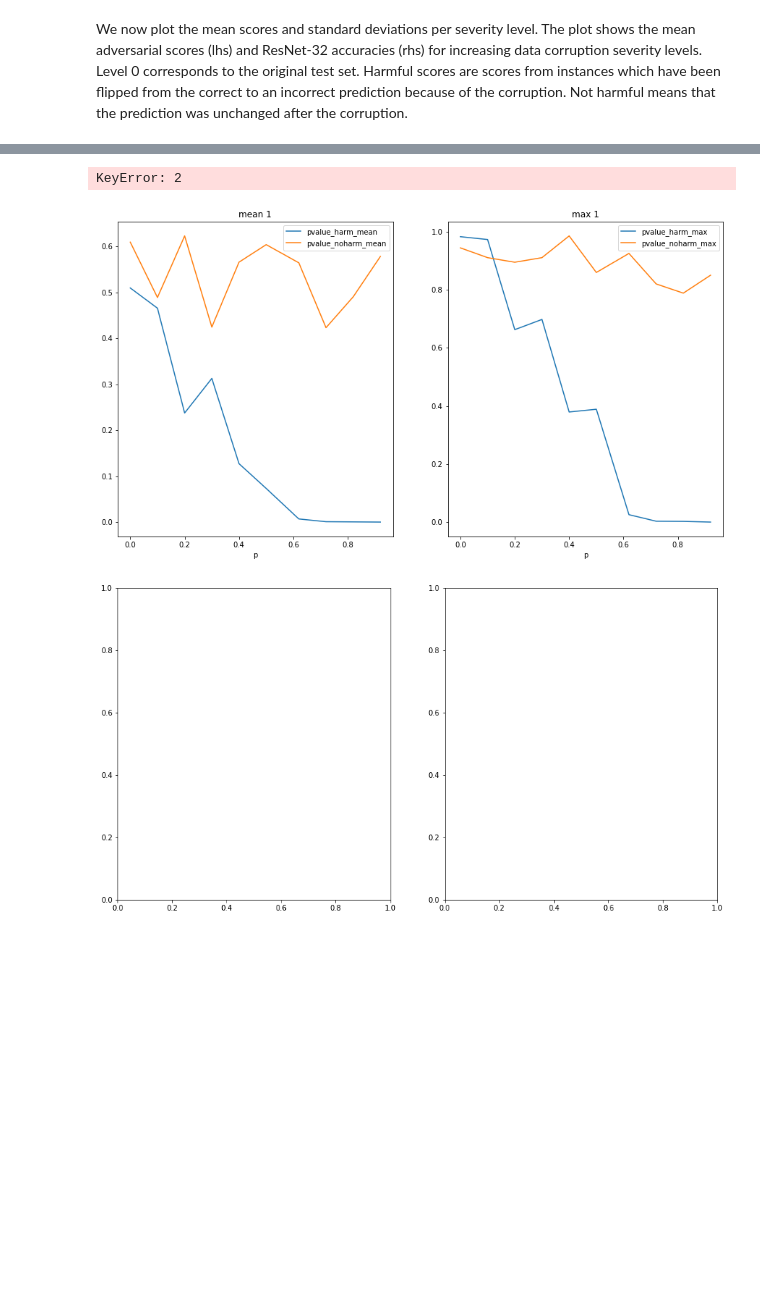
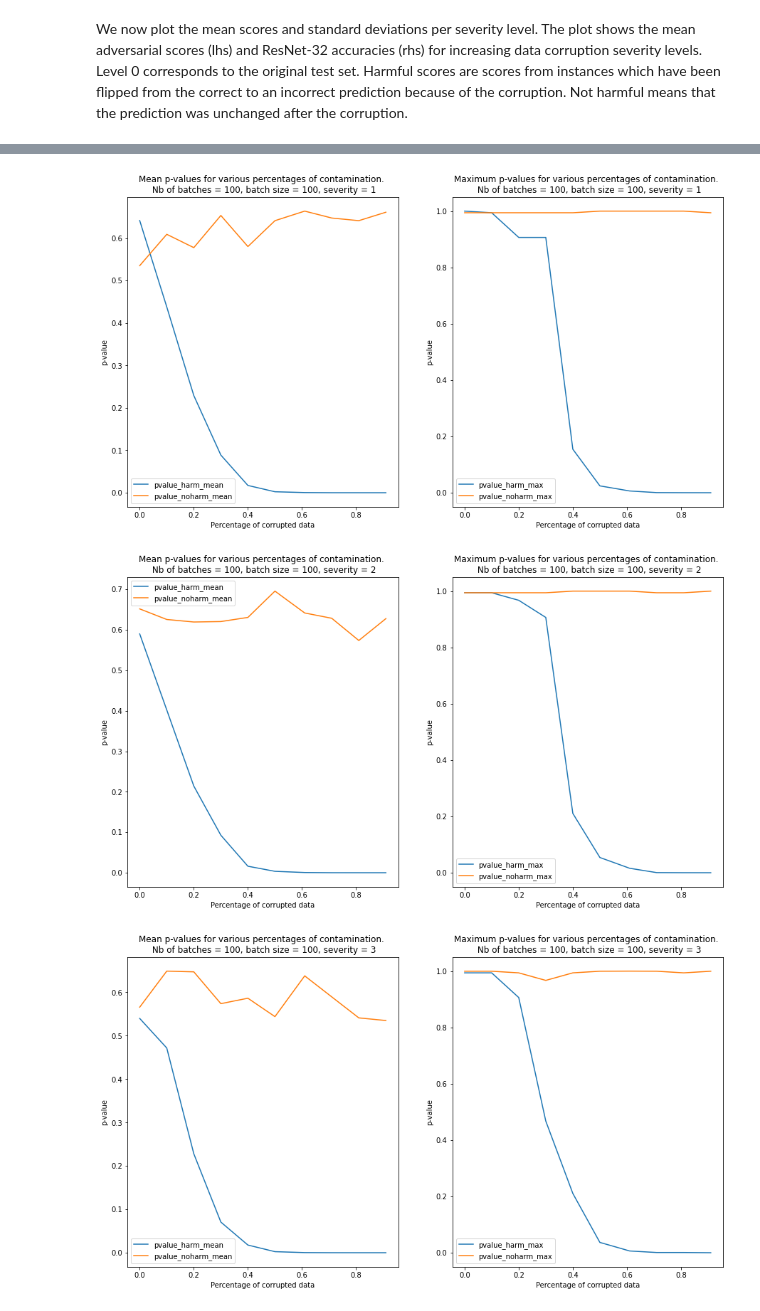
Before and after one commit to SeldonIO/alibi-detect, a Jupyter notebook: examples/cd_harmfulness_detection_cifar10.ipynb, the cells around one changed output, grey strips where cells are left out. Cells and saved outputs as stored; diff of their text form; code cells hidden in the pictures; blank space fills up the shorter version.

```diff
--- a/examples/cd_harmfulness_detection_cifar10.ipynb
+++ b/examples/cd_harmfulness_detection_cifar10.ipynb
@@ -168,5 +169,5 @@ load_pretrained = False
 # %%
-filepath = 'my_path'  # change to (absolute) directory where model is downloaded
+filepath = 'my_path' # change to (absolute) directory where model is downloaded
 if load_pretrained:
     detector_type = 'adversarial'
     detector_name = 'model_distillation'
@@ -176,6 +177,6 @@ else:
     ancillary_model = ancilla_model_cifar10(clf)
     print(ancillary_model.summary())
     ad = ModelDistillation(ancillary_model=ancillary_model, model=clf)
-    ad.fit(X_train, epochs=1, batch_size=128, verbose=True)
+    ad.fit(X_train, epochs=50, batch_size=128, verbose=True)
     save_detector(ad, filepath)
 # %% [output]
@@ -214,8 +203,8 @@ Here we initialize the KS drift detector using the model distillation scores as
 
 * We observe that contamination of the batches with harmfull data reduces the p-values much faster than contamination with harmless data, in which cases the p-values remains above the detection treshold even when the batch is heavily contaminated.
 # %%
-batch_size = 50
-nb_batches = 10
+batch_size = 100
+nb_batches = 100
 severities = [1, 2, 3, 4, 5]
 # %%
 def sample_batch(x_orig, x_corr, batch_size, p):
@@ -300,9 +289,8 @@ for s in severities:
     score_drift[s]['noharm'] = score_corr[idx_harmless]
     score_drift[s]['acc'] = accuracy(y_corr, y_pred_corr)
 
+    print('Compute p-values')
     for j in range(nb_batches):
-        if j % 10 == 0:
-            print('Batch {} of {}'.format(j, nb_batches - 1))
         ps = []
         pvs_harm = []
         pvs_noharm = []
@@ -368,7 +371,7 @@ p2 = ax.bar(ind[1:] + width, mu_harm, width, yerr=std_harm, capsize=2)
 ax.set_title('Adversarial Scores and Accuracy by Corruption Severity')
 ax.set_xticks(ind + width / 2)
 ax.set_xticklabels(plot_labels)
-ax.set_ylim((-1,6))
+ax.set_ylim((-2))
 ax.legend((p1[0], p2[0]), ('Not Harmful', 'Harmful'), loc='upper right', ncol=2)
 ax.set_ylabel('Score')
 ax.set_xlabel('Corruption Severity')
@@ -386,14 +391,25 @@ plt.show()
 # %%
 for s in severities:
     nrows = 1
     ncols = 2
     figsize = (15, 8)
     fig, ax = plt.subplots(nrows=nrows, ncols=ncols, figsize=figsize)
+    title0 = ('Mean p-values for various percentages of contamination. \n'
+             ' Nb of batches = {}, batch size = {}, severity = {}'.format(nb_batches,
+                                                                          batch_size,
+                                                                          s))
+    title1 = ('Maximum p-values for various percentages of contamination. \n'
+             ' Nb of batches = {}, batch size = {}, severity = {}'.format(nb_batches,
+                                                                          batch_size,
+                                                                          s))
     dfs[s][['pvalue_harm_mean', 'pvalue_noharm_mean']].plot(ax=ax[0],
-                                                            title='mean {}'.format(s))
+                                                            title=title0)
     dfs[s][['pvalue_harm_max', 'pvalue_noharm_max']].plot(ax=ax[1],
-                                                          title='max {}'.format(s))
+                                                          title=title1)
+    for a in ax:
+        a.set_xlabel('Percentage of corrupted data')
+        a.set_ylabel('p-value')
 # %% [output]
-KeyError: 2
-[figure, old version]
+[figure, new version]
-[figure, old version]
+[figure, new version]
+[figure, added]
```
Also changed, not shown: parts of 14 cells of this notebook.
